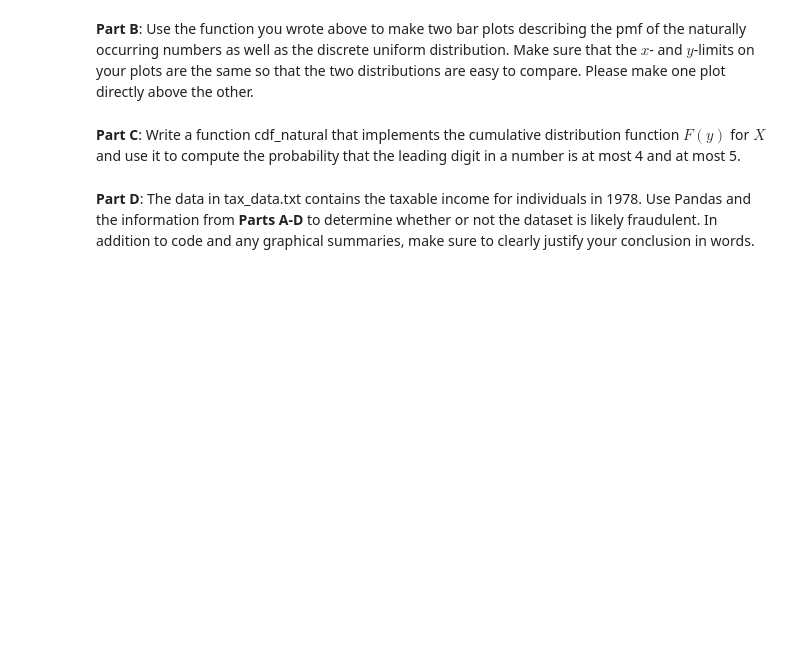
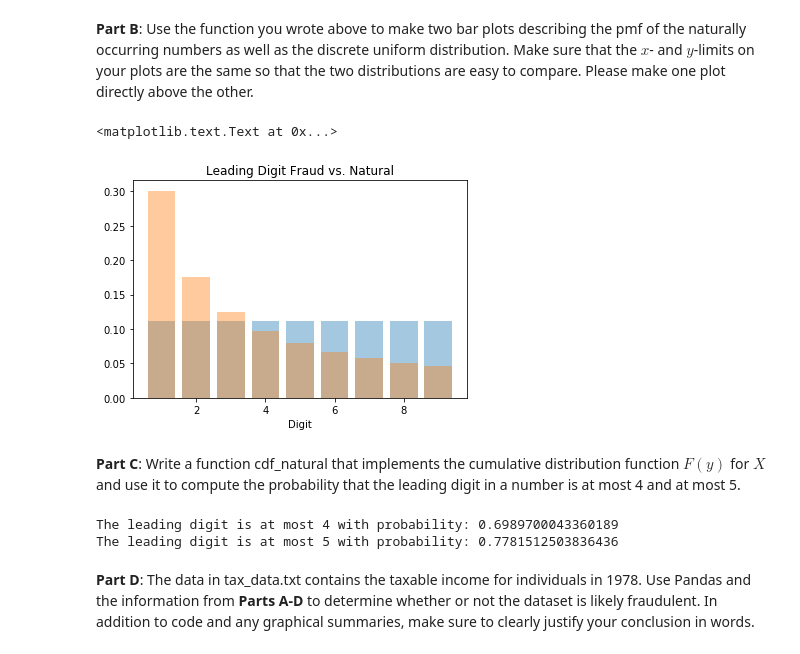
Before and after one commit to franklinharvey/csci3022, a Jupyter notebook: homework/homework3/hmwk03_Harvey_Frank.ipynb, the cells around one changed output. Saved outputs shown, nothing was run; the diff lists cells and outputs as text; code cells hidden in the pictures; blank space fills up the shorter version.

```diff
--- a/homework/homework3/hmwk03_Harvey_Frank.ipynb
+++ b/homework/homework3/hmwk03_Harvey_Frank.ipynb
@@ -112,7 +207,17 @@ f(x) = \log_{10}\left( \frac{x+1}{x} \right) \quad \textrm{for } x = 1, 2, \ldot
 $$
 # %% [markdown]
 **Part A**: Write a function pmf_natural that implements $f(x)$. Your function should take in an integer $x$ and return $f(x) = P(X = x)$.  Use your function to argue that $f(x)$ is a well-defined probability mass function.
-# %%
-def pmf_natural(x):
-    #something
-    return True
+# %%
+def pmf_natural(x):
+    return math.log10((x+1)/x)
+
+def check_pmf_natural():
+    acc = 0
+    for i in range(1,10):
+        acc+=pmf_natural(i)
+    assert int(acc) == 1, "Something has gone horribly wrong"
+    return acc
+
+for val in range(1,10):
+    print (val, pmf_natural(val))
+print ("Total", check_pmf_natural())
@@ -119,4 +235,24 @@ def pmf_natural(x):
 # %% [markdown]
 **Part B**: Use the function you wrote above to make two bar plots describing the pmf of the naturally occurring numbers as well as the discrete uniform distribution.  Make sure that the $x$- and $y$-limits on your plots are the same so that the two distributions are easy to compare. Please make one plot directly above the other.
+# %%
+fraud_list = [1/9] * 9
+pmf_natural_list = [0] * 9
+
+for i,j in enumerate(range(1,10)):
+    pmf_natural_list[i] = pmf_natural(j)
+
+fig1,ax1 = plt.subplots(1,1)
+plt.bar(range(1,10),fraud_list,
+        alpha=.4,
+        label="Frauds")
+plt.bar(range(1,10),pmf_natural_list,
+        alpha=.4,
+        label="PMF Natural")
+plt.title("Leading Digit Fraud vs. Natural")
+plt.xlabel("Digit")
+ax.set_ylabel("Probability")
+# %% [output]
+<matplotlib.text.Text at 0x...>
+[figure, added]
 # %% [markdown]
 **Part C**: Write a function cdf_natural that implements the cumulative distribution function $F(y)$ for $X$ and use it to compute the probability that the leading digit in a number is at most 4 and at most 5.
@@ -127,2 +259,14 @@ def cdf_natural(y):
+# %%
+def cdf_natural(y):
+    acc = 0
+    for i in range(1,y+1):
+        acc += pmf_natural(i)
+    return acc
+
+print("The leading digit is at most 4 with probability: %s" % cdf_natural(4))
+print("The leading digit is at most 5 with probability: %s" % cdf_natural(5))
+# %% [output]
+The leading digit is at most 4 with probability: 0.6989700043360189
+The leading digit is at most 5 with probability: 0.7781512503836436
 # %% [markdown]
 **Part D**: The data in tax_data.txt contains the taxable income for individuals in 1978. Use Pandas and the information from **Parts A-D** to determine whether or not the dataset is likely fraudulent.  In addition to code and any graphical summaries, make sure to clearly justify your conclusion in words.
```
Also changed, not shown: parts of 23 cells of this notebook.
